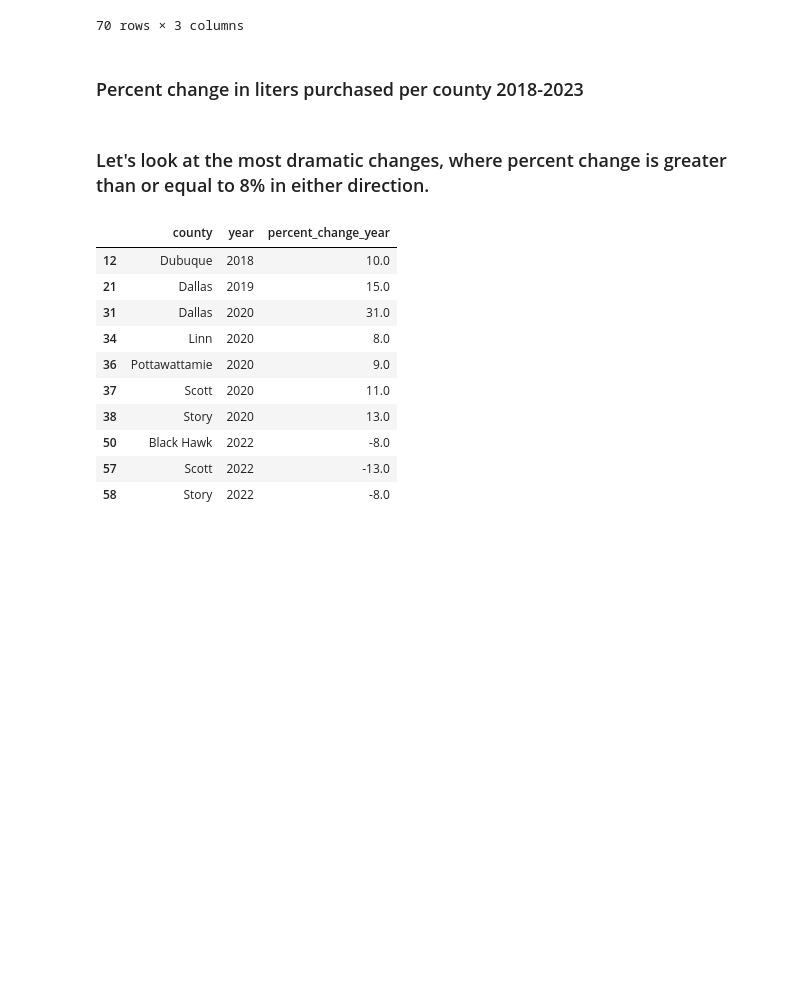
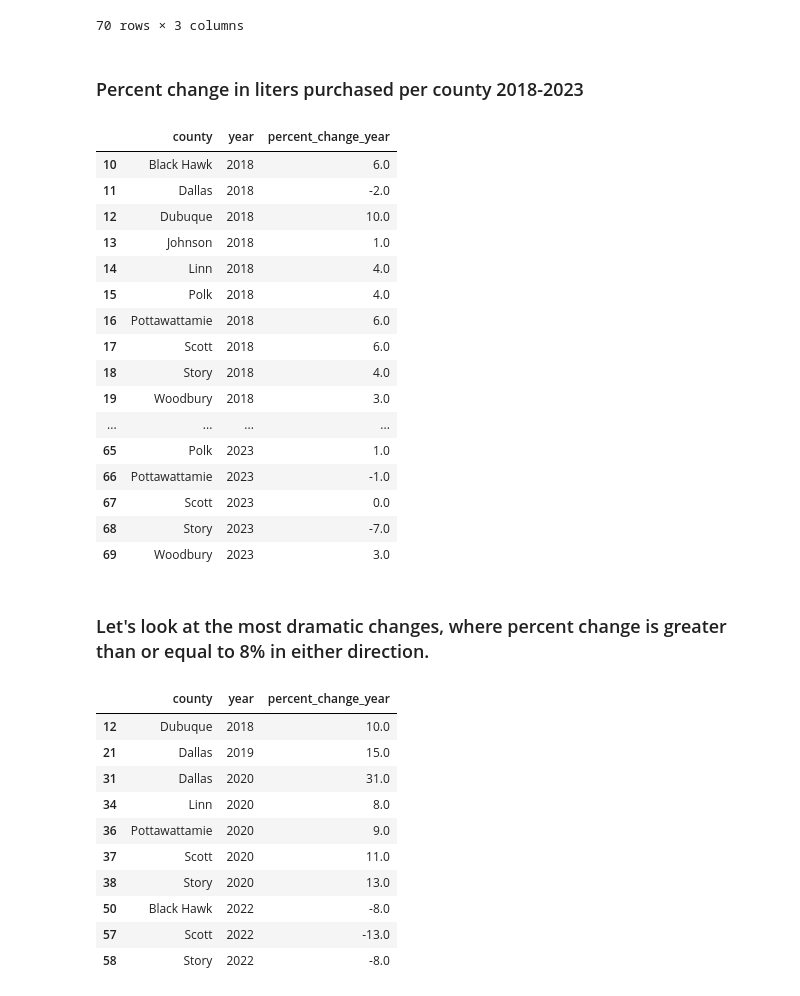
Before and after one commit to amoutafian/iowa_liquor_project, a Jupyter notebook: Iowa _liquor_exploratory_analysis.ipynb, the cells around one changed output. Cells and saved outputs as stored; diff of their text form; code cells hidden in the pictures; blank space fills up the shorter version.

```diff
--- a/Iowa _liquor_exploratory_analysis.ipynb
+++ b/Iowa _liquor_exploratory_analysis.ipynb
@@ -403,10 +403,28 @@ percent_change_county_df
 # %%
 percent_change_county_df['year'] = percent_change_county_df['year'].astype(int)
 
 #filter out 2017. 2017 used to calculate percent change from 2017 to 2018.
 filtered_perc_change_df = percent_change_county_df[percent_change_county_df['year'] != 2017]
-#filtered_perc_change_df
+filtered_perc_change_df
 #filtered_perc_change_df.to_csv('filtered_perc_change_df.csv', index=False)
+# %% [output]
+|  | county | year | percent_change_year |
+| 10 | Black Hawk | 2018 | 6.0 |
+| 11 | Dallas | 2018 | -2.0 |
+| 12 | Dubuque | 2018 | 10.0 |
+| 13 | Johnson | 2018 | 1.0 |
+| 14 | Linn | 2018 | 4.0 |
+| 15 | Polk | 2018 | 4.0 |
+| 16 | Pottawattamie | 2018 | 6.0 |
+| 17 | Scott | 2018 | 6.0 |
+| 18 | Story | 2018 | 4.0 |
+| 19 | Woodbury | 2018 | 3.0 |
+| ... | ... | ... | ... |
+| 65 | Polk | 2023 | 1.0 |
+| 66 | Pottawattamie | 2023 | -1.0 |
+| 67 | Scott | 2023 | 0.0 |
+| 68 | Story | 2023 | -7.0 |
+| 69 | Woodbury | 2023 | 3.0 |
 # %% [markdown]
 ### Let's look at the most dramatic changes, where percent change is greater than or equal to 8% in either direction.
 # %%
```
Also changed, not shown: parts of 1 cell of this notebook, 2 other files.
